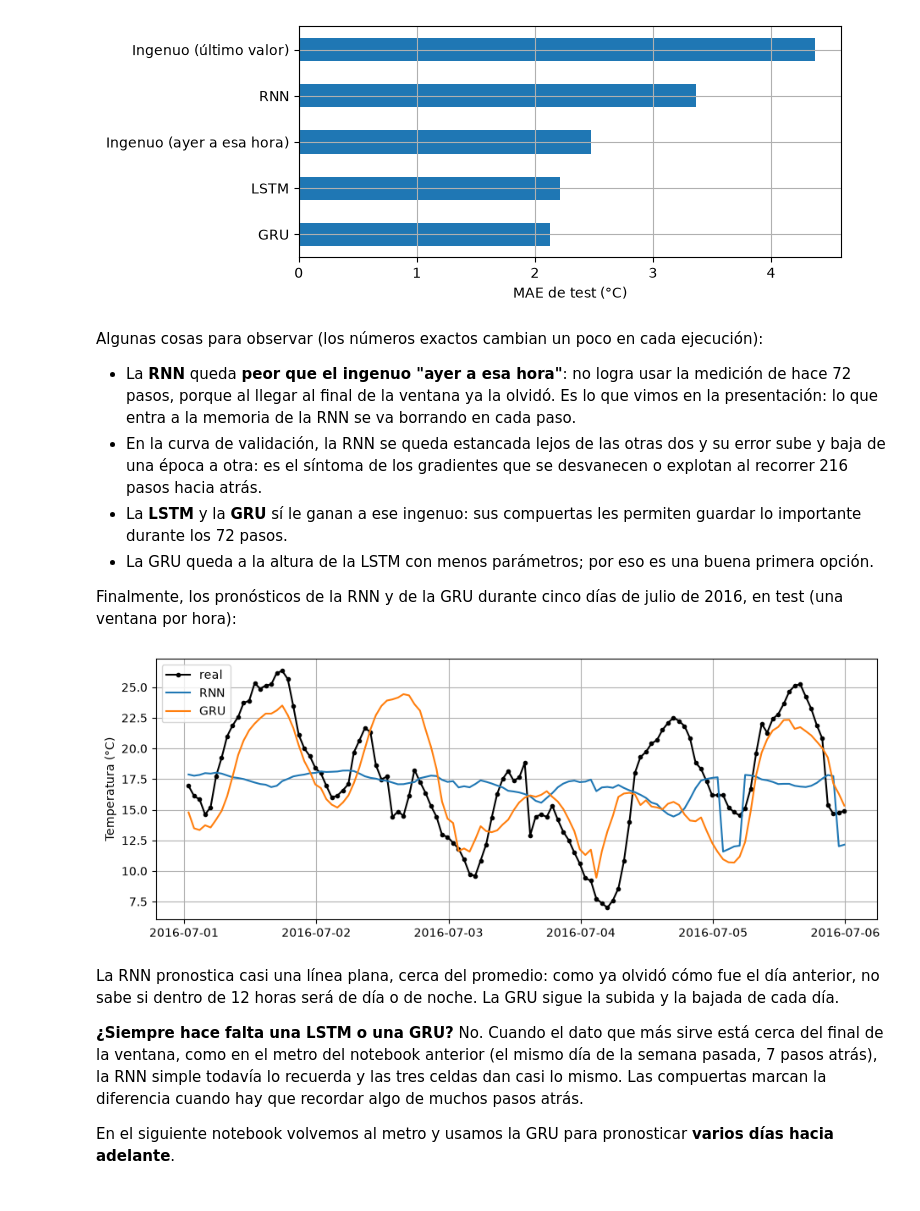
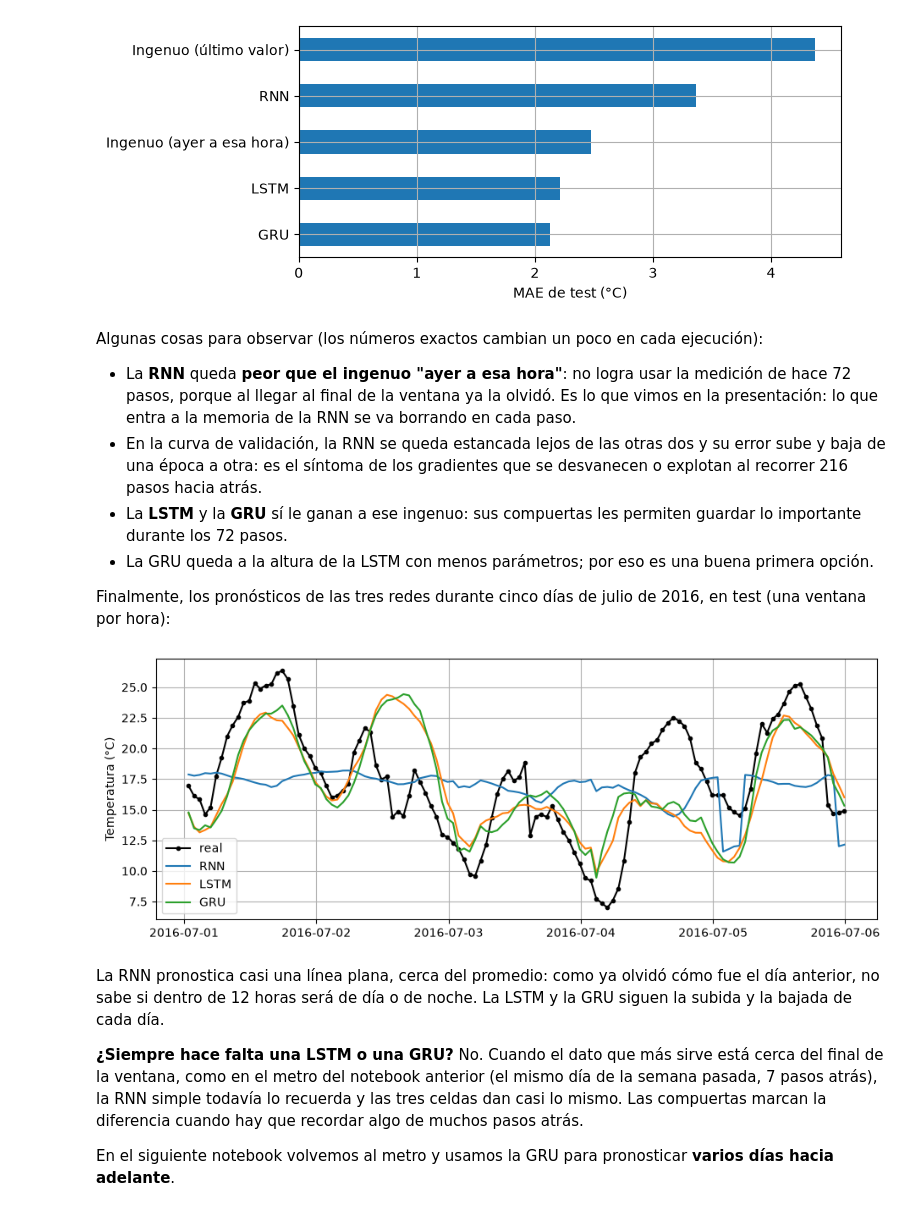
Before and after one commit to omarcastano/deeplearning-javeriana-site, a Jupyter notebook: modulo_2/unidad_2/3_experiencia/nueva/3_Script1b_M2_U2_lstm_gru_pytorch.ipynb, the cells around one changed output. Saved outputs shown, nothing was run; the diff lists cells and outputs as text; code cells hidden in the pictures.

```diff
--- a/modulo_2/unidad_2/3_experiencia/nueva/3_Script1b_M2_U2_lstm_gru_pytorch.ipynb
+++ b/modulo_2/unidad_2/3_experiencia/nueva/3_Script1b_M2_U2_lstm_gru_pytorch.ipynb
@@ -376,25 +376,25 @@ Algunas cosas para observar (los números exactos cambian un poco en cada ejecuc
 - La **LSTM** y la **GRU** sí le ganan a ese ingenuo: sus compuertas les permiten guardar lo importante durante los 72 pasos.
 - La GRU queda a la altura de la LSTM con menos parámetros; por eso es una buena primera opción.
 
-Finalmente, los pronósticos de la RNN y de la GRU durante cinco días de julio de 2016, en test (una ventana por hora):
+Finalmente, los pronósticos de las tres redes durante cinco días de julio de 2016, en test (una ventana por hora):
 # %%
 n_hours = 5 * 24
 # Fecha de la etiqueta de cada ventana de test (una ventana por hora)
 target_times = temperature["2016"].index[window_length + horizon - 1::6][:len(test_set)]
 start = target_times.searchsorted(pd.Timestamp("2016-07-01"))
 hours = slice(start, start + n_hours)
 
 fig, ax = plt.subplots(figsize=(11, 4))
 ax.plot(target_times[hours], y_test[hours, 0] * scale, "k.-", label="real")
-for name in ["RNN", "GRU"]:
+for name in forecasters:
     y_pred = forecasters[name].predict(X_test[hours]).squeeze() * scale
     ax.plot(target_times[hours], y_pred, label=name)
 ax.set_ylabel("Temperatura (°C)"); ax.grid(); ax.legend()
 plt.show()
 # %% [output]
-[figure, old version]
+[figure, new version]
 # %% [markdown]
-La RNN pronostica casi una línea plana, cerca del promedio: como ya olvidó cómo fue el día anterior, no sabe si dentro de 12 horas será de día o de noche. La GRU sigue la subida y la bajada de cada día.
+La RNN pronostica casi una línea plana, cerca del promedio: como ya olvidó cómo fue el día anterior, no sabe si dentro de 12 horas será de día o de noche. La LSTM y la GRU siguen la subida y la bajada de cada día.
 
 **¿Siempre hace falta una LSTM o una GRU?** No. Cuando el dato que más sirve está cerca del final de la ventana, como en el metro del notebook anterior (el mismo día de la semana pasada, 7 pasos atrás), la RNN simple todavía lo recuerda y las tres celdas dan casi lo mismo. Las compuertas marcan la diferencia cuando hay que recordar algo de muchos pasos atrás.
 
```
Also changed, not shown: 1 other file.
